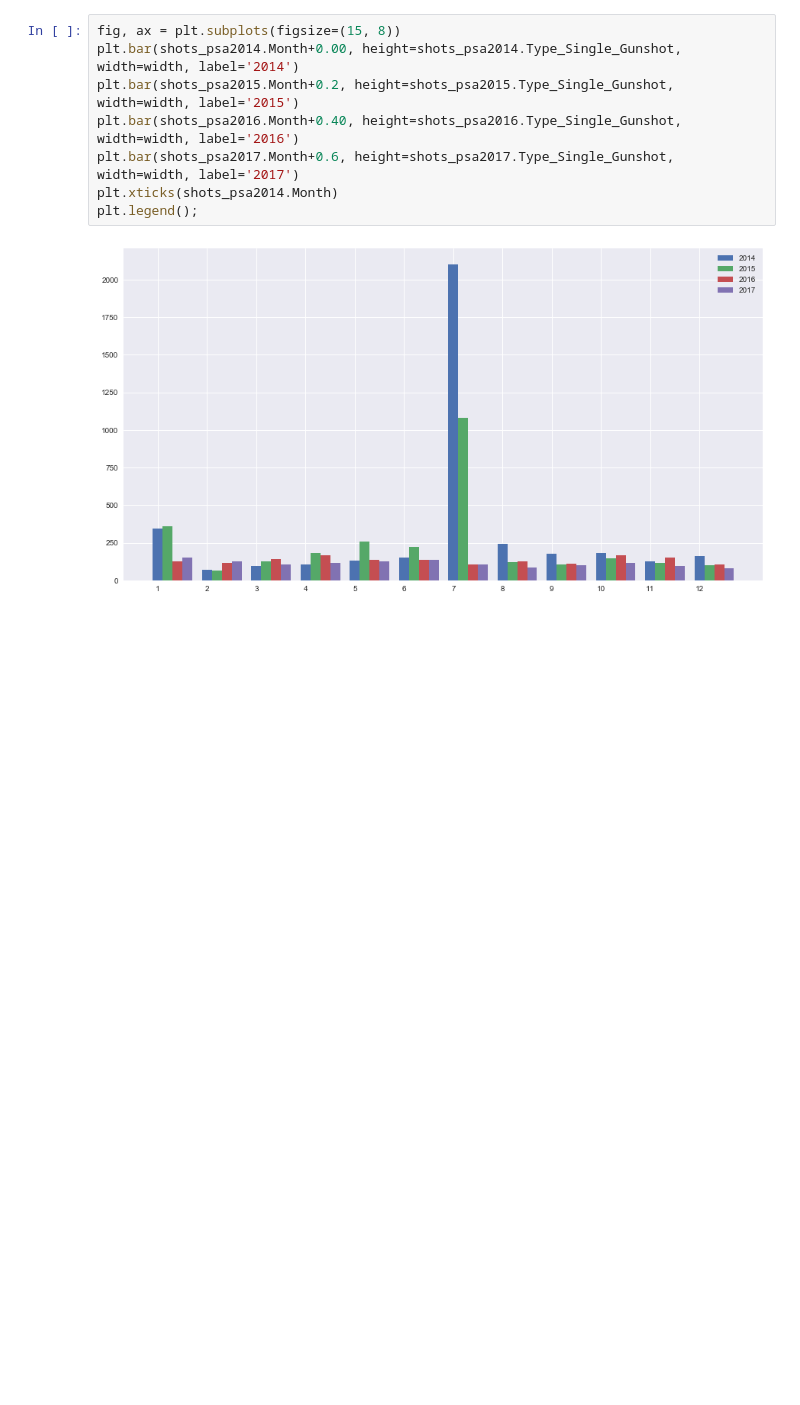
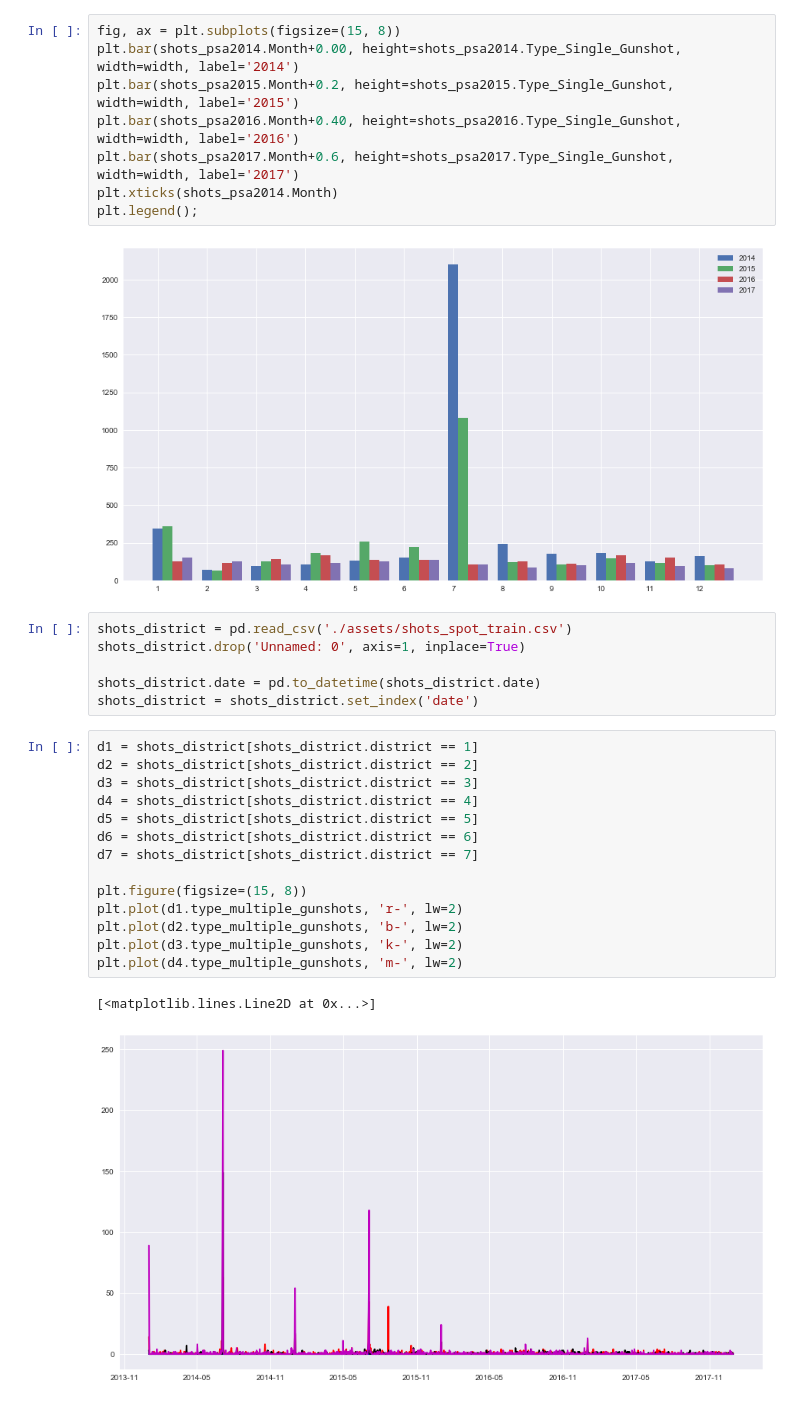
Before and after one commit to haoapple/The_Lab_DC_client_project, a Jupyter notebook: 05.Graphs.ipynb, the cells around one changed output. Cells and saved outputs as stored; diff of their text form; blank space fills up the shorter version.

```diff
--- a/05.Graphs.ipynb
+++ b/05.Graphs.ipynb
@@ -101,3 +100,26 @@ plt.xticks(shots_psa2014.Month)
 plt.legend();
 # %% [output]
 [figure]
+# %%
+shots_district = pd.read_csv('./assets/shots_spot_train.csv')
+shots_district.drop('Unnamed: 0', axis=1, inplace=True)
+
+shots_district.date = pd.to_datetime(shots_district.date)
+shots_district = shots_district.set_index('date')
+# %%
+d1 = shots_district[shots_district.district == 1]
+d2 = shots_district[shots_district.district == 2]
+d3 = shots_district[shots_district.district == 3]
+d4 = shots_district[shots_district.district == 4]
+d5 = shots_district[shots_district.district == 5]
+d6 = shots_district[shots_district.district == 6]
+d7 = shots_district[shots_district.district == 7]
+
+plt.figure(figsize=(15, 8))
+plt.plot(d1.type_multiple_gunshots, 'r-', lw=2)
+plt.plot(d2.type_multiple_gunshots, 'b-', lw=2)
+plt.plot(d3.type_multiple_gunshots, 'k-', lw=2)
+plt.plot(d4.type_multiple_gunshots, 'm-', lw=2)
+# %% [output]
+[<matplotlib.lines.Line2D at 0x...>]
+[figure, added]
```
Also changed, not shown: parts of 1 cell of this notebook, 5 other files.
